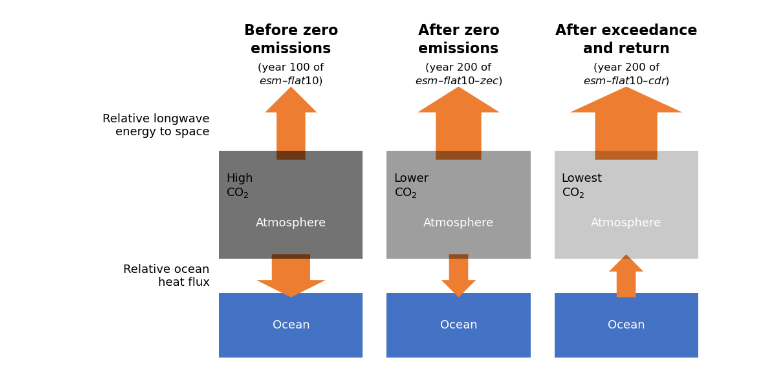
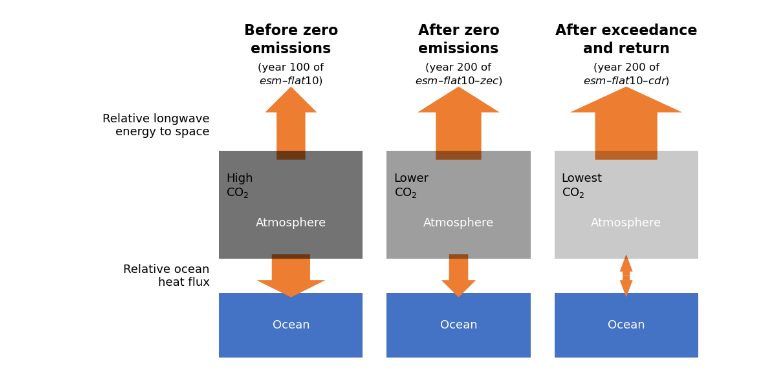
Before and after one commit to ckoven/flat10mip_regional_climatechange, a Jupyter notebook: energetic_balance_schematic.ipynb, the cells around one changed output. Saved outputs shown, nothing was run; the diff lists cells and outputs as text; code cells hidden in the pictures.

```diff
--- a/energetic_balance_schematic.ipynb
+++ b/energetic_balance_schematic.ipynb
@@ -9,7 +9,7 @@ fig, ax = plt.subplots(figsize=(10, 5.5))
 panels = [
     ("Before zero\nemissions", "(year 100 of\n$\mathit{esm}\t{–}\mathit{flat10}$)", "#707070", "High\nCO$_2$", 0.6, 0.8),
     ("After zero\nemissions", "(year 200 of\n$\mathit{esm}\t{–}\mathit{flat10}\t{–}\mathit{zec}$)", "#A6A6A6", "Lower\nCO$_2$", 0.95, 0.4),
-    ("After exceedance\nand return", "(year 200 of\n$\mathit{esm}\t{–}\mathit{flat10}\t{–}\mathit{cdr}$)", "#D0D0D0", "Lowest\nCO$_2$", 1.3, 0.4),
+    ("After exceedance\nand return", "(year 200 of\n$\mathit{esm}\t{–}\mathit{flat10}\t{–}\mathit{cdr}$)", "#D0D0D0", "Lowest\nCO$_2$", 1.3, 0.15),
 ]
 
 ocean_color = "#4472C4"
@@ -55,33 +55,46 @@ for i, (title, subtitle, atm_color, atm_text, up_w, down_w) in enumerate(panels)
     # Upward arrow (from atmosphere top upward)
     arrow_cx = x0 + box_width / 2
     ax.add_patch(patches.FancyArrow(
         arrow_cx, atm_y + box_height_atm - 0.2, 0, 1.7,     ### box_height_atm - 0.1 - 0.1*i, 0, 1.5+0.1*i,
         width=up_w, head_width=up_w * 1.8, head_length=0.6,
         length_includes_head=True, facecolor=arrow_color, edgecolor="none", zorder=0.2))#, alpha = 0.5+i*0.2))
 
     if i < 2:
         # Downward arrow (from atmosphere bottom to ocean)
         ax.add_patch(patches.FancyArrow(
             arrow_cx, atm_y + 0.1, 0, -(box_height_atm - ocean_y - box_height_ocean + 0.7),
             width=down_w, head_width=down_w * 1.8, head_length=0.4,
             length_includes_head=True, facecolor=arrow_color, edgecolor="none", zorder=0.2))#, alpha = 0.9-i*0.2))
+
     else:
-        # Downward arrow (from atmosphere bottom to ocean)
+        # Upward arrow (from atmosphere bottom to ocean)
+        #ax.add_patch(patches.FancyArrow(
+        #    arrow_cx, atm_y + 0.1 - (box_height_atm - ocean_y - box_height_ocean + 0.7), 0, (box_height_atm - ocean_y - box_height_ocean + 0.7),
+        #    width=down_w, head_width=down_w * 1.8, head_length=0.4,# arrowstyle = '<|-|>',
+        #    length_includes_head=True, facecolor=arrow_color, edgecolor="none", zorder=0.2))#, alpha = 0.9-i*0.2))
+
+        # Up/down arrow (from atmosphere bottom to ocean)
         ax.add_patch(patches.FancyArrow(
-            arrow_cx, atm_y + 0.1 - (box_height_atm - ocean_y - box_height_ocean + 0.7), 0, (box_height_atm - ocean_y - box_height_ocean + 0.7),
+            arrow_cx, atm_y + 0.1 - (box_height_atm - ocean_y - box_height_ocean + 0.7)/2., 0, -(box_height_atm - ocean_y - box_height_ocean + 0.7)/2.,
             width=down_w, head_width=down_w * 1.8, head_length=0.4,
             length_includes_head=True, facecolor=arrow_color, edgecolor="none", zorder=0.2))#, alpha = 0.9-i*0.2))
+
+        ax.add_patch(patches.FancyArrow(
+            arrow_cx, atm_y + 0.1 - (box_height_atm - ocean_y - box_height_ocean + 0.7)/2., 0, (box_height_atm - ocean_y - box_height_ocean + 0.7)/2.,
+            width=down_w, head_width=down_w * 1.8, head_length=0.4,# arrowstyle = '<|-|>',
+            length_includes_head=True, facecolor=arrow_color, edgecolor="none", zorder=0.2))#, alpha = 0.9-i*0.2))
+
 
 # Left-side labels (once, aligned with first panel's arrows)
 ax.text(-0.2, atm_y + box_height_atm + 0.6, "Relative longwave\nenergy to space",
         ha="right", va="center", fontsize=13)
 ax.text(-0.2, atm_y - 0.4, "Relative ocean\nheat flux",
         ha="right", va="center", fontsize=13)
 
 ax.set_xlim(-1.5, panel_spacing * 2 + box_width + 0.5)
 ax.set_ylim(0.7, 8)
 ax.axis("off")
 plt.tight_layout()
 plt.savefig('fig_energy_schematic.png', dpi=300, bbox_inches='tight')
 # %% [output]
-[figure, old version]
+[figure, new version]
```
Also changed, not shown: 13 other files.
